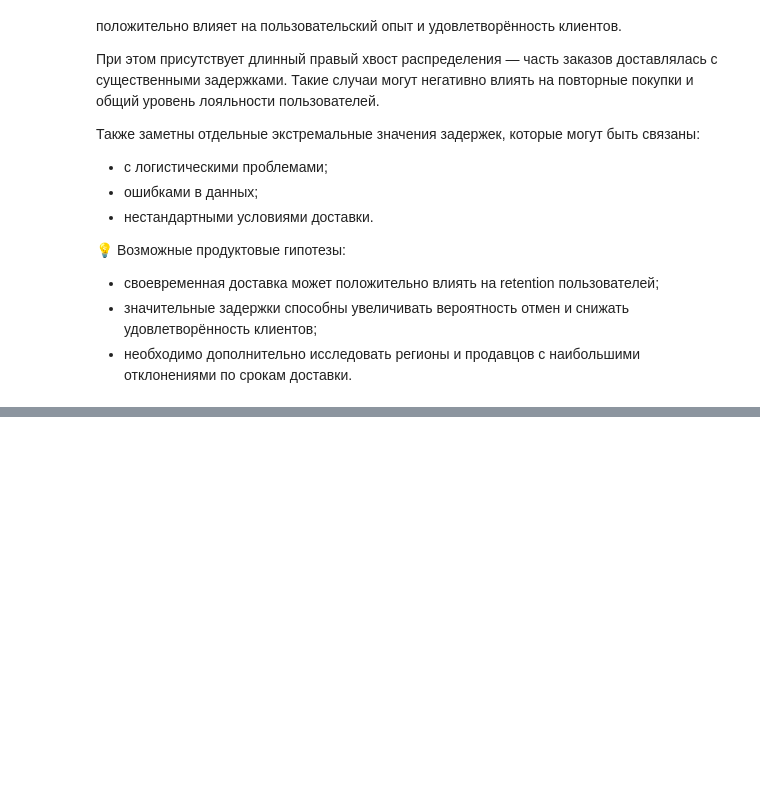
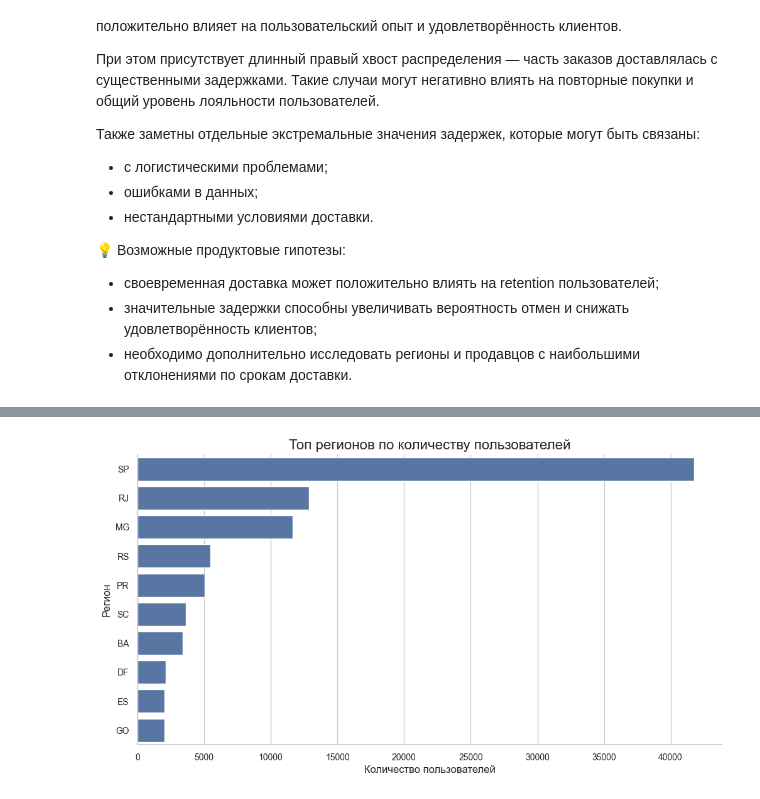
Before and after one commit to Malentaaa/product-analytics-project, a Jupyter notebook: project.ipynb, the cells around one changed output, grey strips where cells are left out. Cells and saved outputs as stored; diff of their text form; code cells hidden in the pictures; blank space fills up the shorter version.

```diff
--- a/project.ipynb
+++ b/project.ipynb
@@ -433,0 +547,18 @@ plt.show()
+# %%
+top_states = customers['customer_state'].value_counts().head(10)
+# %%
+plt.figure(figsize=(12,6))
+
+ax = sns.barplot(
+    x=top_states.values,
+    y=top_states.index
+)
+
+plt.title('Топ регионов по количеству пользователей')
+plt.xlabel('Количество пользователей')
+plt.ylabel('Регион')
+
+sns.despine()
+plt.show()
+# %% [output]
+[figure, added]
```
Also changed, not shown: parts of 22 cells of this notebook.
